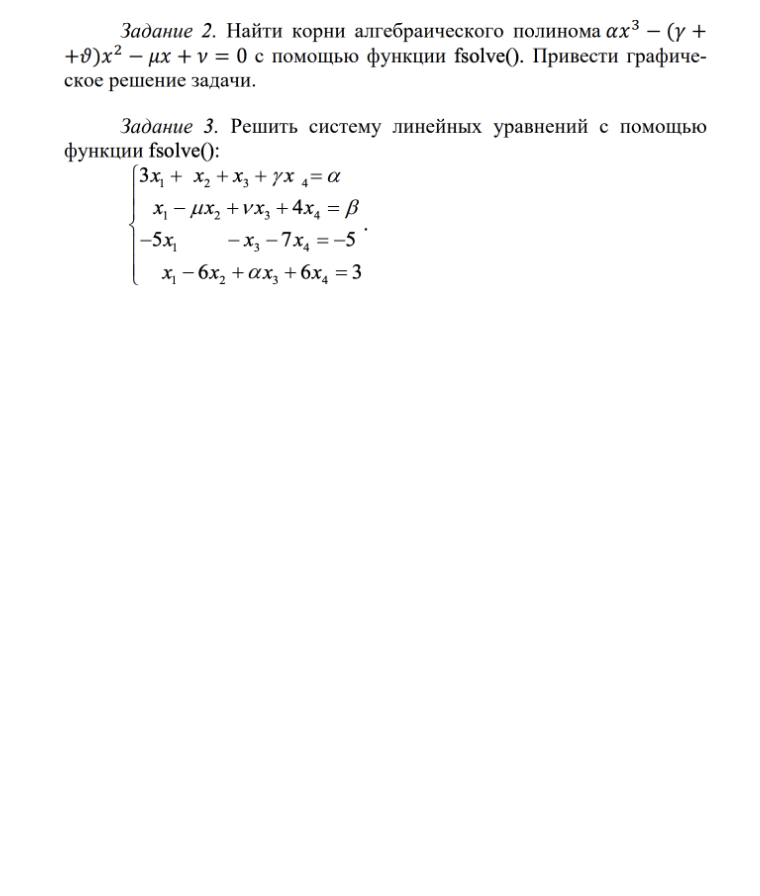
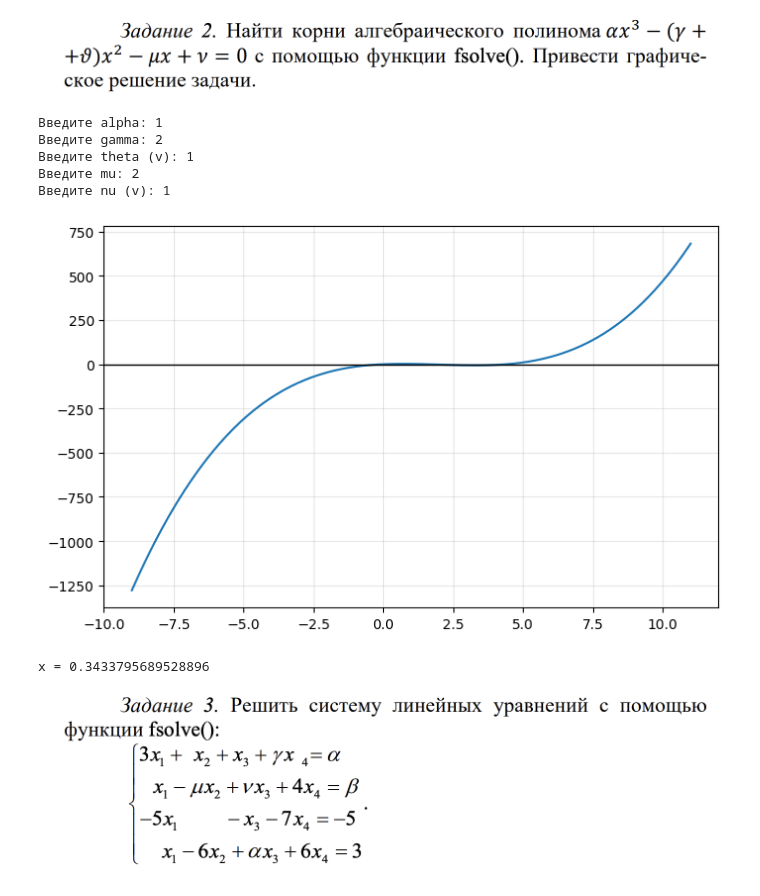
Before and after one commit to DanisStepanov/Computer-mathematics-systems, a Jupyter notebook: 4. Библиотека SciPy/Практическая_работа_№4_Библиотека_SciPy_Часть_№1.ipynb, the cells around one changed output. Saved outputs shown, nothing was run; the diff lists cells and outputs as text; code cells hidden in the pictures; blank space fills up the shorter version.

```diff
--- a/4. Библиотека SciPy/Практическая_работа_№4_Библиотека_SciPy_Часть_№1.ipynb
+++ b/4. Библиотека SciPy/Практическая_работа_№4_Библиотека_SciPy_Часть_№1.ipynb
@@ -149,2 +137,31 @@ print(f"Значение функции в этой точке: {res.fun:.10f}")
+# %%
+alpha = float(input("Введите alpha: "))
+gamma = float(input("Введите gamma: "))
+t = float(input("Введите theta (v): "))
+mu  = float(input("Введите mu: "))
+nu = float(input("Введите nu (v): "))
+
+def f(x):
+    return alpha*x**3 - (gamma + t)*x**2 - mu*x + nu
+
+x_arr = np.linspace(-10, 10, 1000)
+y_arr = f(x_arr)
+plt.figure(figsize=(8, 5))
+plt.plot(x_arr+1, y_arr+1, label='f(x)')
+plt.axhline(0, color='black', lw=1)
+plt.grid(True, alpha=0.3)
+plt.show()
+guesses = [0]
+for x0 in guesses:
+    root = fsolve(f, x0)
+    print(f"x = {root[0]}")
+# %% [output]
+Введите alpha: 1
+Введите gamma: 2
+Введите theta (v): 1
+Введите mu: 2
+Введите nu (v): 1
+[figure, added]
+x = 0.3433795689528896
 # %% [markdown]
 ![image.png](embedded-picture-1)
```
Also changed, not shown: parts of 10 cells of this notebook.
